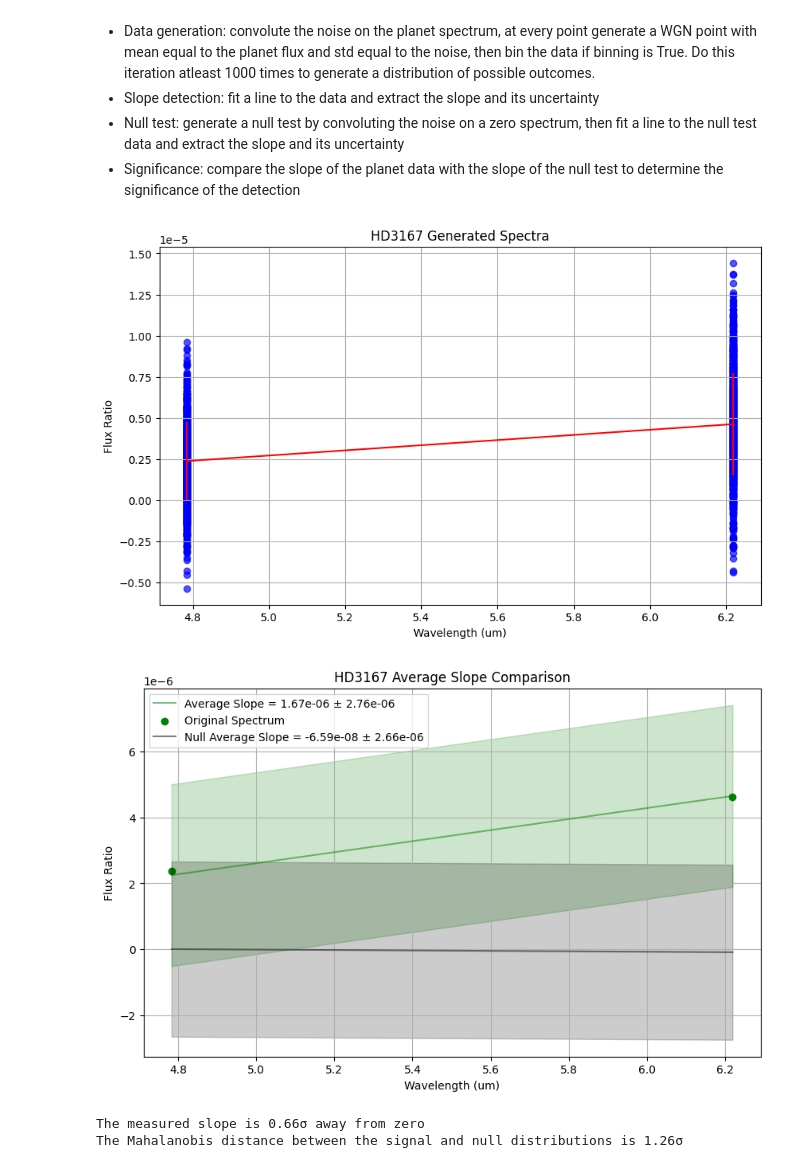
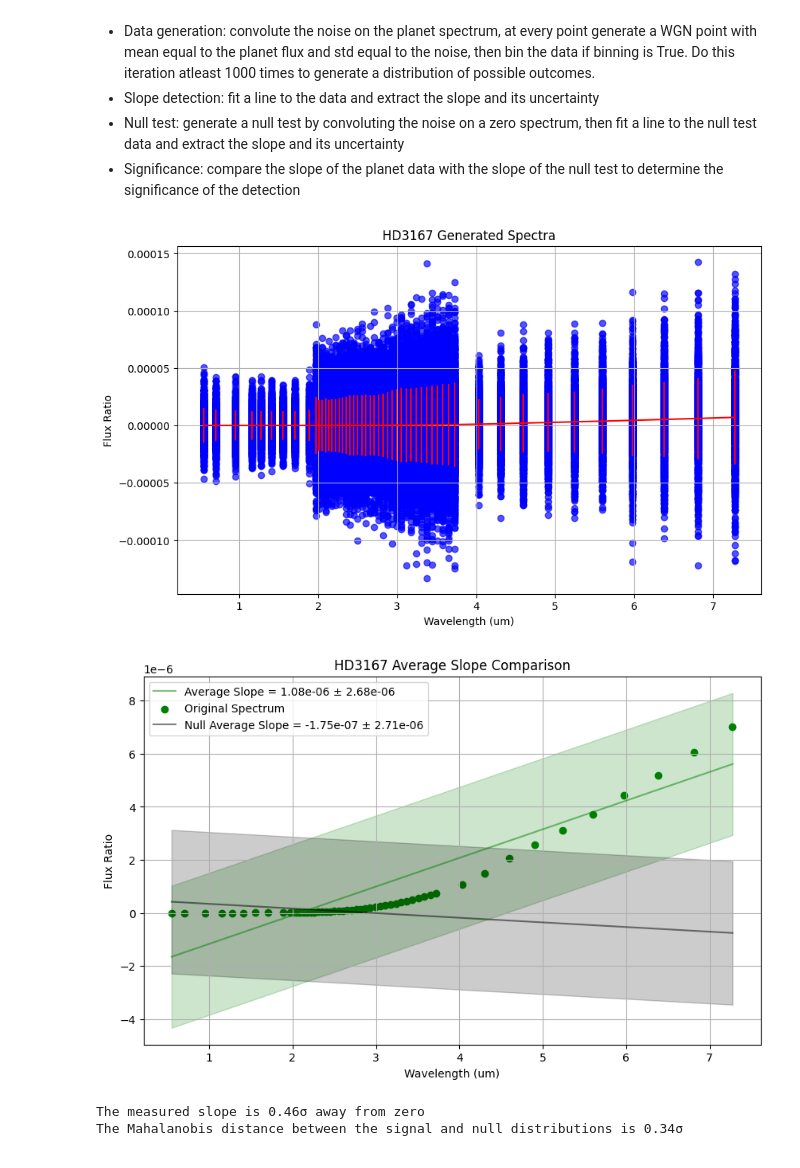
Before and after one commit to lorlo9999/MasterThesis, a Jupyter notebook: slope-detection.ipynb, the cells around one changed output. Cells and saved outputs as stored; diff of their text form; code cells hidden in the pictures.

```diff
--- a/slope-detection.ipynb
+++ b/slope-detection.ipynb
@@ -137,7 +137,7 @@ logg = star_logg[planet_names.index(name)]
 age = star_age[planet_names.index(name)] #Gyr
 
 #binning and noise
-binning = True #binning on or off
+binning = False #binning on or off
 sigma = 1 #sigma level for error bars
 N = 1000 #iterations for data generation
 obs = 15 #number of eclipses observed
@@ -411,7 +411,7 @@ for folder in os.listdir(f"PLANETS/{name}/"):
 # %%
 fig = plt.figure(figsize=(10, 6))
 #plot of half of the generated spectra with error bars
-for i in range(N):``
+for i in range(N):
     plt.scatter(wl, val_gen[i,:], color='blue', alpha = 0.67)
 
 #plot of the original spectrum points with error bars
@@ -469,34 +469,34 @@ if dayside:
     fig = plt.figure(figsize=(10, 6))
 
     #plot dayside slope line
     plt.plot(wl_d, y_line_d, color='orange', label=f'Dayside Average Slope = {slope_avg_d:.2e} ± {slope_std_d:.2e}', alpha = 0.5)
     #1-sigma error region
     plt.fill_between(wl_d, y_line_d + slope_std_d, y_line_d - slope_std_d, color='orange', alpha=0.2)
 
     plt.scatter(wl_d, val_d, color='orange', label='Dayside Spectrum', alpha = 1)
 
     #plot the average slope line
     plt.plot(wl, y_line, color='green', label=f'Average Slope = {slope_avg:.2e} ± {slope_std:.2e}', alpha = 0.5)
     #1-sigma error region
     plt.fill_between(wl, y_line + slope_std, y_line - slope_std, color='green', alpha=0.2)
 
     #plot the null slope line
     plt.plot(wl, null_line, color='black', label=f'Null Average Slope = {null_slope_avg:.2e} ± {null_slope_std:.2e}', alpha = 0.5)
     #1-sigma error region
     plt.fill_between(wl, null_line + null_slope_std, null_line - null_slope_std, color='black', alpha=0.2)
 
     plt.xlabel('Wavelength (um)')
     plt.ylabel('Flux Ratio')
     plt.title(f'{name} Average Slope Comparison with Dayside')
     plt.legend()
     plt.grid()
     show()
 
     #Z-test
     Z_score_dayside = (slope_avg_d - null_slope_avg) / null_slope_std
     print(fr"The dayside slope is {Z_score_dayside:.2f}σ away from zero")
 # %% [output]
-[figure, old version]
+[figure, new version]
-[figure, old version]
+[figure, new version]
-The measured slope is 0.66σ away from zero
-The Mahalanobis distance between the signal and null distributions is 1.26σ
+The measured slope is 0.46σ away from zero
+The Mahalanobis distance between the signal and null distributions is 0.34σ
```
Also changed, not shown: 5 other files.
